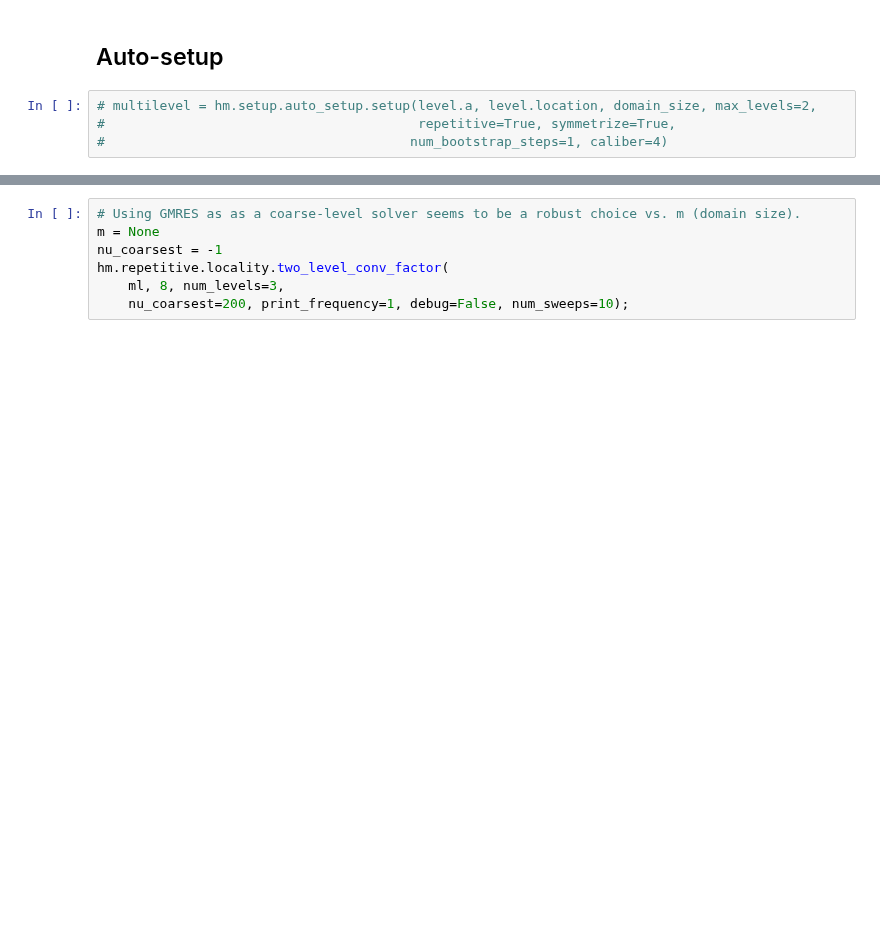
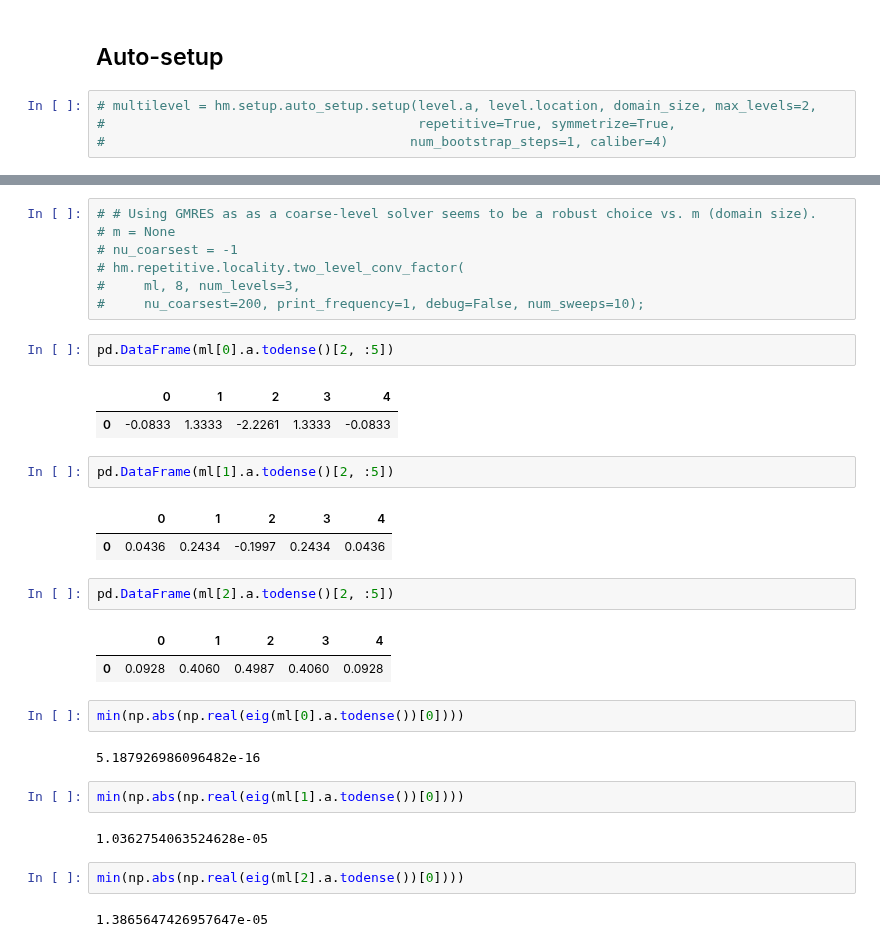
Before and after one commit to 436ahsan/Helmholtz, a Jupyter notebook: notebooks/repetitive/4_2_coarsening_auto.ipynb, the cells around one changed output, grey strips where cells are left out. Saved outputs shown, nothing was run; the diff lists cells and outputs as text; blank space fills up the shorter version.

```diff
--- a/notebooks/repetitive/4_2_coarsening_auto.ipynb
+++ b/notebooks/repetitive/4_2_coarsening_auto.ipynb
@@ -122,7 +138,34 @@ INFO     Coarsening: aggregate_size 4 num_components 2
 # %%
-# Using GMRES as as a coarse-level solver seems to be a robust choice vs. m (domain size).
-m = None
-nu_coarsest = -1
-hm.repetitive.locality.two_level_conv_factor(
-    ml, 8, num_levels=3,
-    nu_coarsest=200, print_frequency=1, debug=False, num_sweeps=10);
+# # Using GMRES as as a coarse-level solver seems to be a robust choice vs. m (domain size).
+# m = None
+# nu_coarsest = -1
+# hm.repetitive.locality.two_level_conv_factor(
+#     ml, 8, num_levels=3,
+#     nu_coarsest=200, print_frequency=1, debug=False, num_sweeps=10);
+# %%
+pd.DataFrame(ml[0].a.todense()[2, :5])
+# %% [output]
+|  | 0 | 1 | 2 | 3 | 4 |
+| 0 | -0.0833 | 1.3333 | -2.2261 | 1.3333 | -0.0833 |
+# %%
+pd.DataFrame(ml[1].a.todense()[2, :5])
+# %% [output]
+|  | 0 | 1 | 2 | 3 | 4 |
+| 0 | 0.0436 | 0.2434 | -0.1997 | 0.2434 | 0.0436 |
+# %%
+pd.DataFrame(ml[2].a.todense()[2, :5])
+# %% [output]
+|  | 0 | 1 | 2 | 3 | 4 |
+| 0 | 0.0928 | 0.4060 | 0.4987 | 0.4060 | 0.0928 |
+# %%
+min(np.abs(np.real(eig(ml[0].a.todense())[0])))
+# %% [output]
+5.187926986096482e-16
+# %%
+min(np.abs(np.real(eig(ml[1].a.todense())[0])))
+# %% [output]
+1.0362754063524628e-05
+# %%
+min(np.abs(np.real(eig(ml[2].a.todense())[0])))
+# %% [output]
+1.3865647426957647e-05
```
Also changed, not shown: parts of 6 cells of this notebook, 1 other file.
